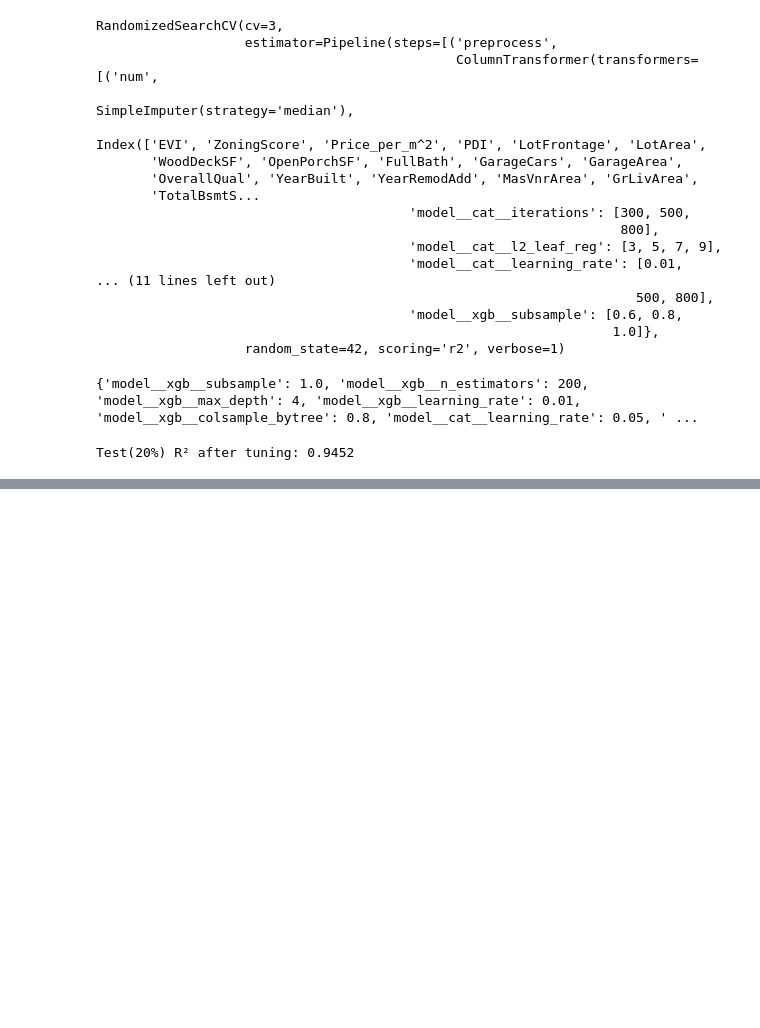
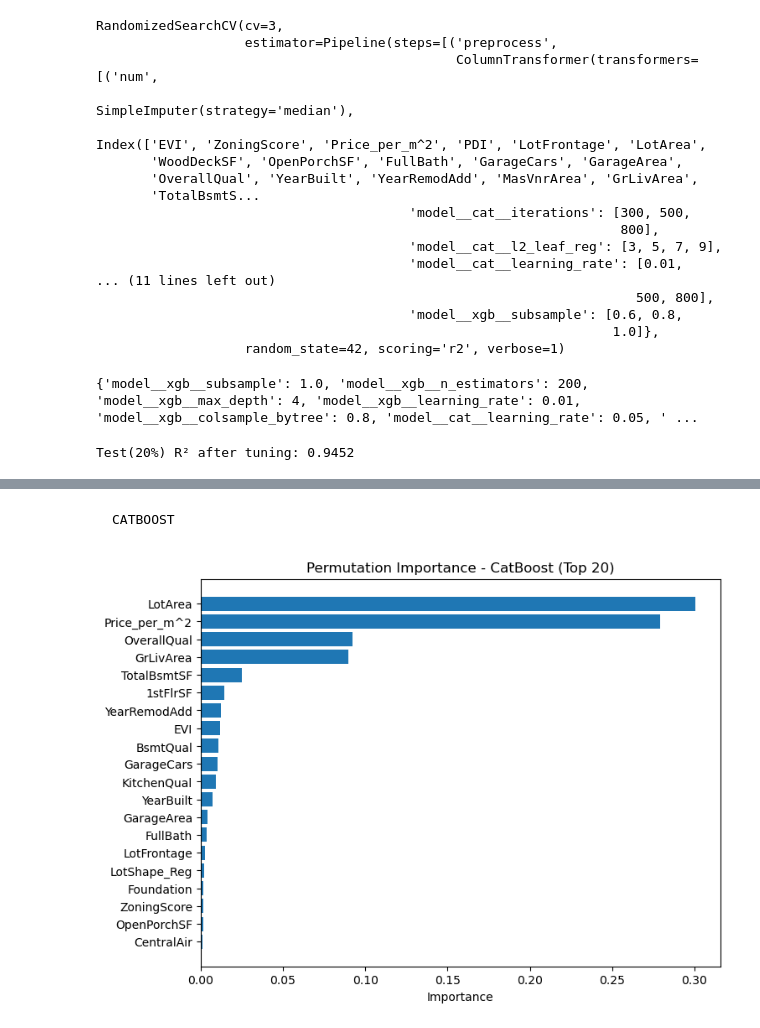
Before and after one commit to OctaMarina/house-price-prediction-integra, a Jupyter notebook: notebooks/regression_models_full_dataset_frunza_roxana.ipynb, the cells around one changed output, grey strips where cells are left out. Saved outputs shown, nothing was run; the diff lists cells and outputs as text; code cells hidden in the pictures; blank space fills up the shorter version.

```diff
--- a/notebooks/regression_models_full_dataset_frunza_roxana.ipynb
+++ b/notebooks/regression_models_full_dataset_frunza_roxana.ipynb
@@ -1263,0 +1306,25 @@ Test(20%) R² after tuning: 0.9452
+# %% [markdown]
+    CATBOOST
+# %%
+result_cat_perm = permutation_importance(
+    best_cat,
+    X_valid_cb,
+    y_valid,
+    n_repeats=10,
+    random_state=42,
+    scoring="r2"
+)
+
+perm_cat_importance = pd.DataFrame({
+    "feature": X_valid_cb.columns,
+    "importance": result_cat_perm.importances_mean
+}).sort_values("importance", ascending=False)
+
+plt.figure(figsize=(8, 6))
+plt.barh(perm_cat_importance["feature"][:20], perm_cat_importance["importance"][:20])
+plt.title("Permutation Importance - CatBoost (Top 20)")
+plt.xlabel("Importance")
+plt.gca().invert_yaxis()
+plt.show()
+# %% [output]
+[figure, added]
```
Also changed, not shown: parts of 12 cells of this notebook.
